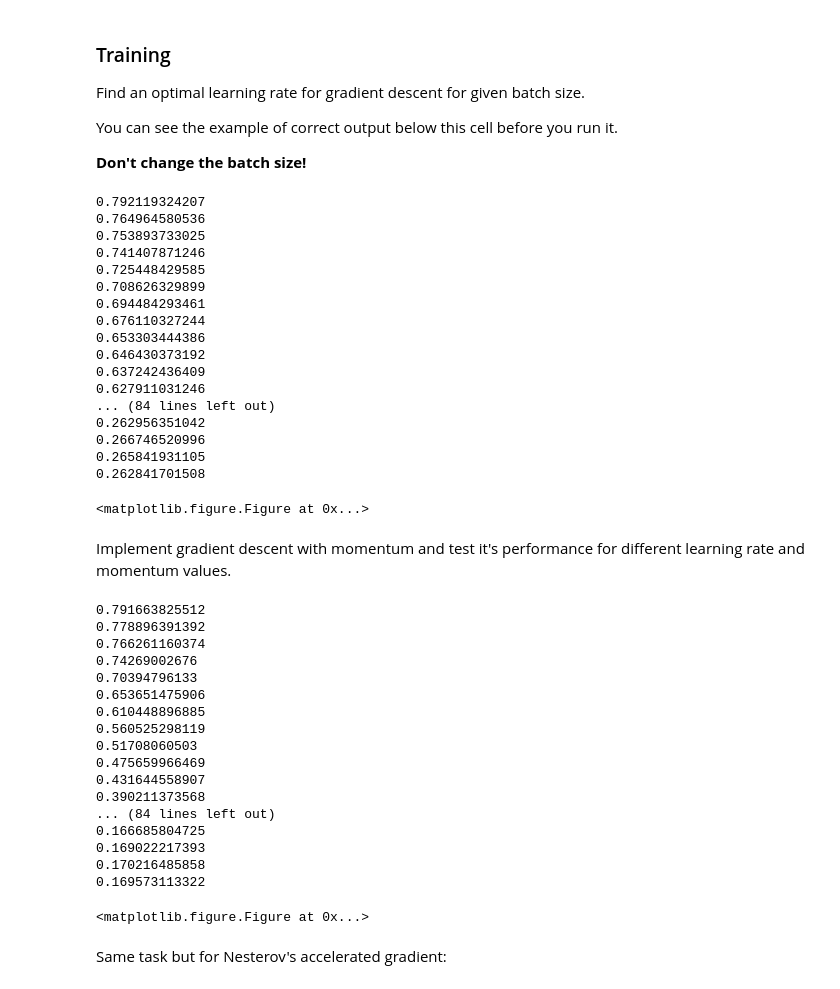
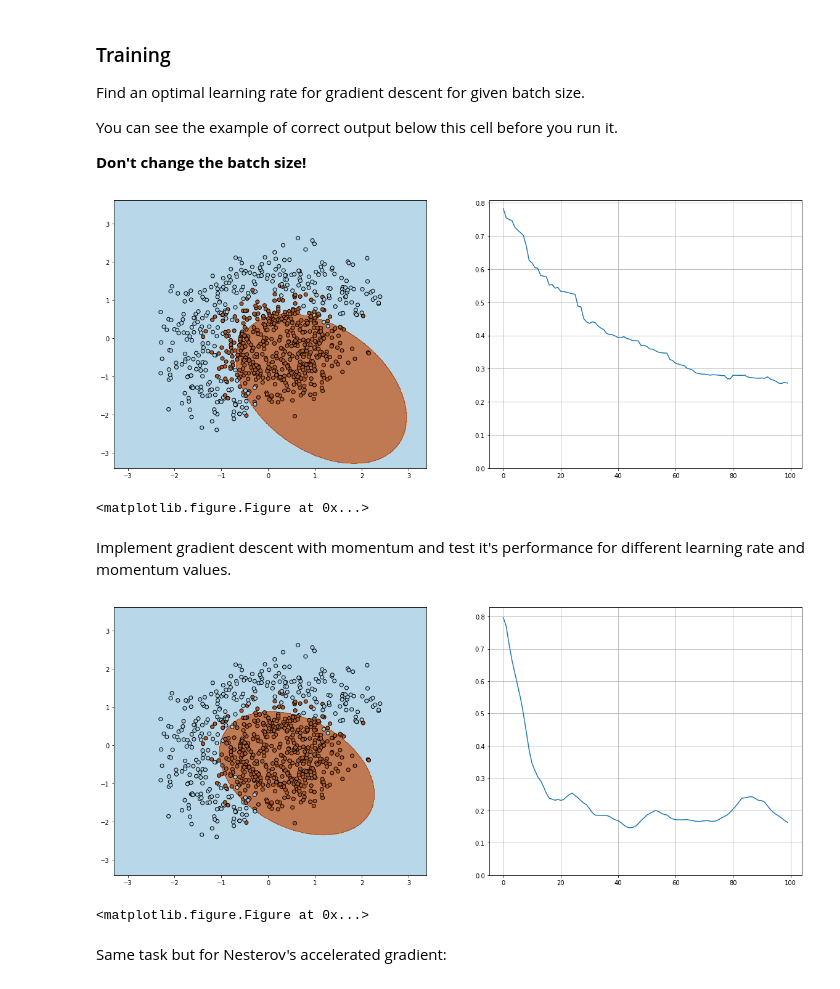
Before and after one commit to N-buga/au_dl_course, a Jupyter notebook: seminar_2/task_1.ipynb, the cells around one changed output. Cells and saved outputs as stored; diff of their text form; code cells hidden in the pictures.

Commit message:
Add visualisation

```diff
--- a/seminar_2/task_1.ipynb
+++ b/seminar_2/task_1.ipynb
@@ -26,10 +26,14 @@ h = 0.01
 x_min, x_max = X[:, 0].min() - 1, X[:, 0].max() + 1
 y_min, y_max = X[:, 1].min() - 1, X[:, 1].max() + 1
 xx, yy = np.meshgrid(np.arange(x_min, x_max, h), np.arange(y_min, y_max, h))
+
 def visualize(X, y, w, loss, n_iter):
     plt.clf()
-    plt.figure(figsize=(20, 8))
-    Z = classify(np.c_[xx.ravel(), yy.ravel()], w)
+    fig = plt.figure(figsize=(20, 8))
+
+    with tf.Session() as sess:
+        Z = sess.run(classify(np.c_[xx.ravel(), yy.ravel()], w))
+
     Z = Z.reshape(xx.shape)
     plt.subplot(1,2,1)
     plt.contourf(xx, yy, Z, cmap=plt.cm.Paired, alpha=0.8)
@@ -43,6 +47,7 @@ def visualize(X, y, w, loss, n_iter):
     plt.ylim(0, ymax)
     display.clear_output(wait=True)
     display.display(plt.gcf())
+    plt.close(fig)
 # %% [markdown]
 **Your task starts here**
 
@@ -103,11 +108,11 @@ def compute_grad(X, y, w):
     each_grad = tf.where(tf.equal(max_array, 0), tf.zeros_like(derative), derative)
     return tf.reduce_sum(each_grad, axis=0)
 # %%
-XX = tf.constant([[1, 1], [2, 1], [0, 0], [1, 1]], dtype=tf.float32)
-yy = tf.constant([1, -1, 1, 1], dtype=tf.float32)
-ww = tf.constant([0.5, 0.1, -0.3, 0.1, 0.2, 0.6])
-cp = compute_grad(XX, yy, ww)
+# XX = tf.constant([[1, 1], [2, 1], [0, 0], [1, 1]], dtype=tf.float32)
+# yy = tf.constant([1, -1, 1, 1], dtype=tf.float32)
+# ww = tf.constant([0.5, 0.1, -0.3, 0.1, 0.2, 0.6])
+# cp = compute_grad(XX, yy, ww)
 
-with tf.Session() as sess:
-    res = sess.run(cp)
-    print(res)
+# with tf.Session() as sess:
+#     res = sess.run(cp)
+#     print(res)
@@ -123,49 +126,32 @@ You can see the example of correct output below this cell before you run it.
 # %%
 alpha = 0.05 # learning rate
 
 n_iter = 100
 batch_size = 4
 loss = np.zeros(n_iter)
 plt.figure(figsize=(12,5))
 
 w_tf = tf.Variable([1,0,0,0,0,0], dtype=tf.float32)
 X_tf = tf.placeholder(dtype=tf.float32, name="X")
 y_tf = tf.placeholder(dtype=tf.float32, name="Y")
 
 loss_tf = compute_loss(X_tf, y_tf, w_tf)
 loss_grad = compute_grad(X_tf, y_tf, w_tf)
 update_weights = w_tf.assign(w_tf - alpha*loss_grad)
 
 with tf.Session() as sess:
     sess.run(tf.global_variables_initializer())
     for i in range(n_iter):
         ind = random.sample(range(X.shape[0]), batch_size)
-#        visualize(X[ind,:], y[ind], w, loss, n_iter)
         sess.run(update_weights, {X_tf: X[ind, :], y_tf: y[ind]})
         loss[i], w = sess.run([loss_tf, w_tf], {X_tf: X, y_tf: y})
         print(loss[i])
 
-#         visualize(X, y, w, loss, n_iter)
-#         plt.clf()
+visualize(X, y, w, loss, n_iter)
+plt.clf()
 # %% [output]
+[figure, added]
-0.792119324207
-0.764964580536
-0.753893733025
-0.741407871246
-0.725448429585
-0.708626329899
-0.694484293461
-0.676110327244
-0.653303444386
-0.646430373192
-0.637242436409
-0.627911031246
-... (84 lines left out)
-0.262956351042
-0.266746520996
-0.265841931105
-0.262841701508
+<matplotlib.figure.Figure at 0x...>
-<matplotlib.figure.Figure at 0x...>
 # %% [markdown]
 Implement gradient descent with momentum and test it's performance for different learning rate and momentum values.
 # %%
@@ -194,30 +180,13 @@ with tf.Session() as sess:
         ind = random.sample(range(X.shape[0]), batch_size)
         _, _ = sess.run([update_momentum, update_weights], {X_tf: X[ind, :], y_tf: y[ind]})
         loss[i], w = sess.run([loss_tf, w_tf], {X_tf: X, y_tf: y})
-#        visualize(X[ind,:], y[ind], w, loss, n_iter)
         print(loss[i])
 
-# visualize(X, y, w, loss, n_iter)
-# plt.clf()
+visualize(X, y, w, loss, n_iter)
+plt.clf()
 # %% [output]
+[figure, added]
-0.791663825512
-0.778896391392
-0.766261160374
-0.74269002676
-0.70394796133
-0.653651475906
-0.610448896885
-0.560525298119
-0.51708060503
-0.475659966469
-0.431644558907
-0.390211373568
-... (84 lines left out)
-0.166685804725
-0.169022217393
-0.170216485858
-0.169573113322
+<matplotlib.figure.Figure at 0x...>
-<matplotlib.figure.Figure at 0x...>
 # %% [markdown]
 Same task but for Nesterov's accelerated gradient:
 # %%
```
Also changed, not shown: parts of 6 cells of this notebook, 1 other file.
